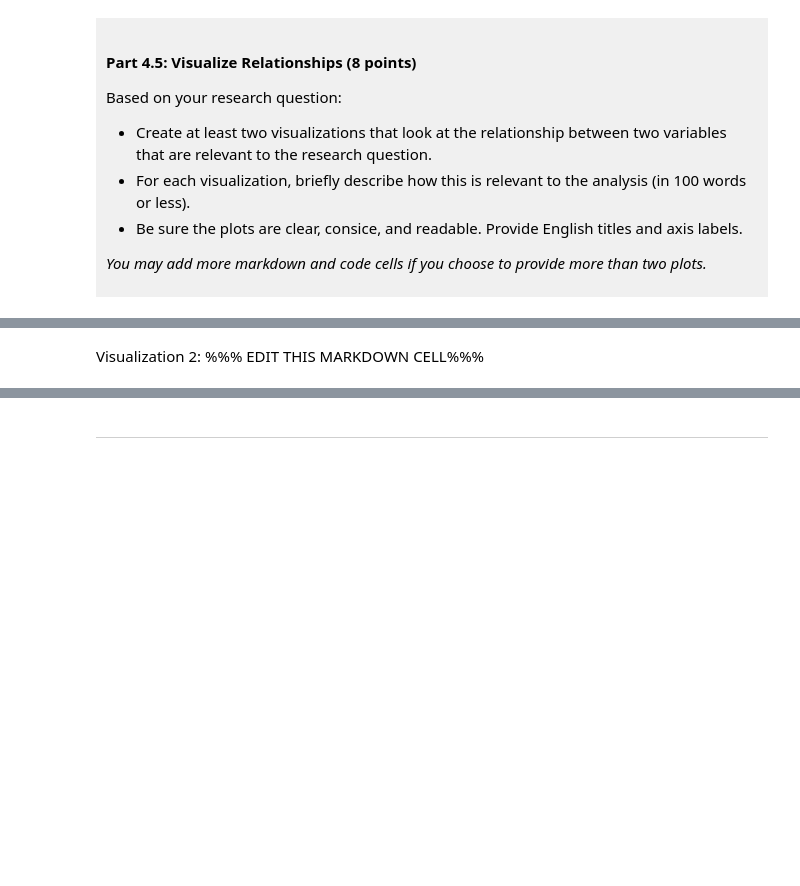
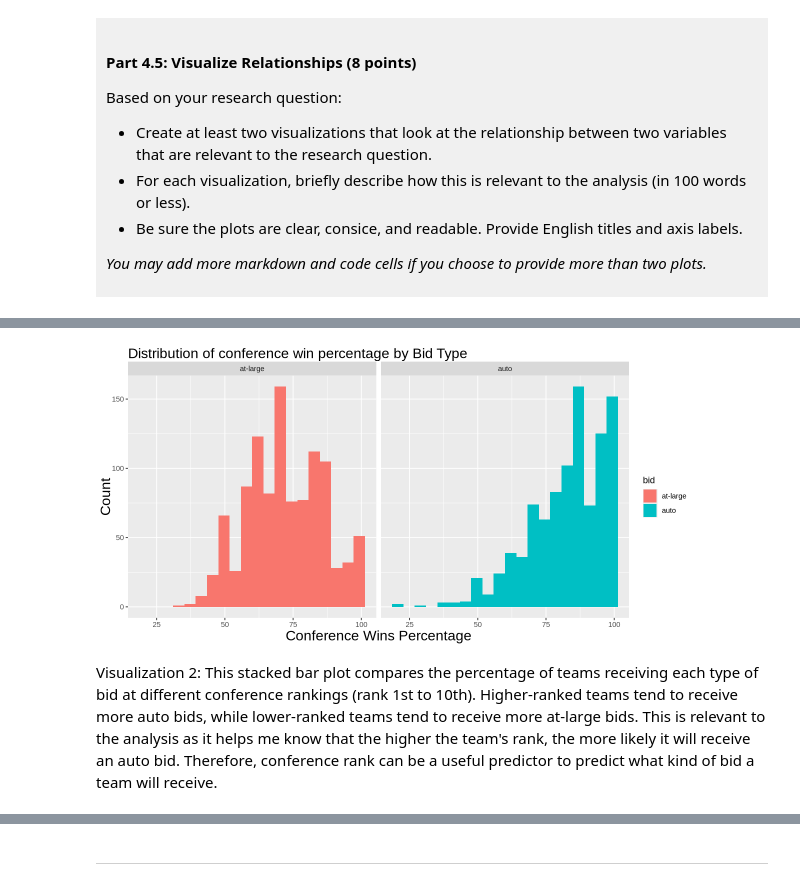
Before and after one commit to idkwhoislilyy/dsci-100-project-lily-le, a Jupyter notebook: dsci-100-project-notebook.ipynb, the cells around one changed output, grey strips where cells are left out. Saved outputs shown, nothing was run; the diff lists cells and outputs as text; code cells hidden in the pictures; blank space fills up the shorter version.

```diff
--- a/dsci-100-project-notebook.ipynb
+++ b/dsci-100-project-notebook.ipynb
@@ -277,2 +385,13 @@ Visualization 1: %%% EDIT THIS MARKDOWN CELL%%%
 # %%
-### EDIT THIS CODE CELL FOR VISUALIZATION 1###
+options (repr.plot.width = 10 , repr.plot.height = 5)
+viz_1 <- tidy_bas |>
+ggplot (aes (x = conf_wins_pct, fill = bid)) +
+geom_histogram (position = "dodge", bins = 20) +
+labs (x= "Conference Wins Percentage", y = "Count",
+      title = "Distribution of conference win percentage by Bid Type")+
+theme (axis.title.x = element_text(size = 17),
+       axis.title.y = element_text(size = 17),
+       plot.title = element_text (size = 17)) +
+facet_grid (~bid)
+viz_1
+# %% [output]
@@ -279,3 +400,4 @@ Visualization 1: %%% EDIT THIS MARKDOWN CELL%%%
+[figure, added]
 # %% [markdown]
-Visualization 2: %%% EDIT THIS MARKDOWN CELL%%%
+Visualization 2: This stacked bar plot compares the percentage of teams receiving each type of bid at different conference rankings (rank 1st to 10th). Higher-ranked teams tend to receive more auto bids, while lower-ranked teams tend to receive more at-large bids. This is relevant to the analysis as it helps me know that the higher the team's rank, the more likely it will receive an auto bid. Therefore, conference rank can be a useful predictor to predict what kind of bid a team will receive.
 # %%
```
Also changed, not shown: parts of 14 cells of this notebook.
